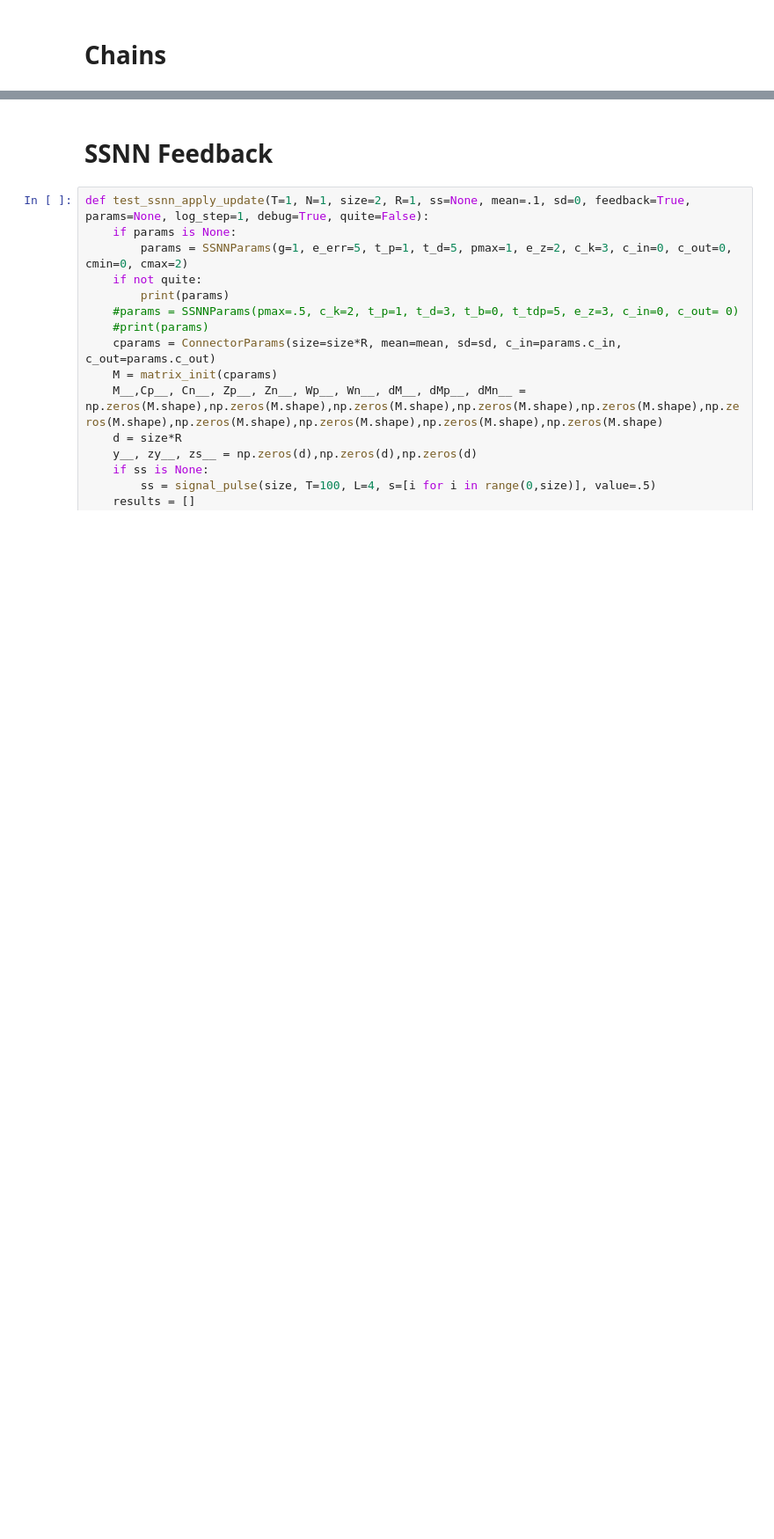
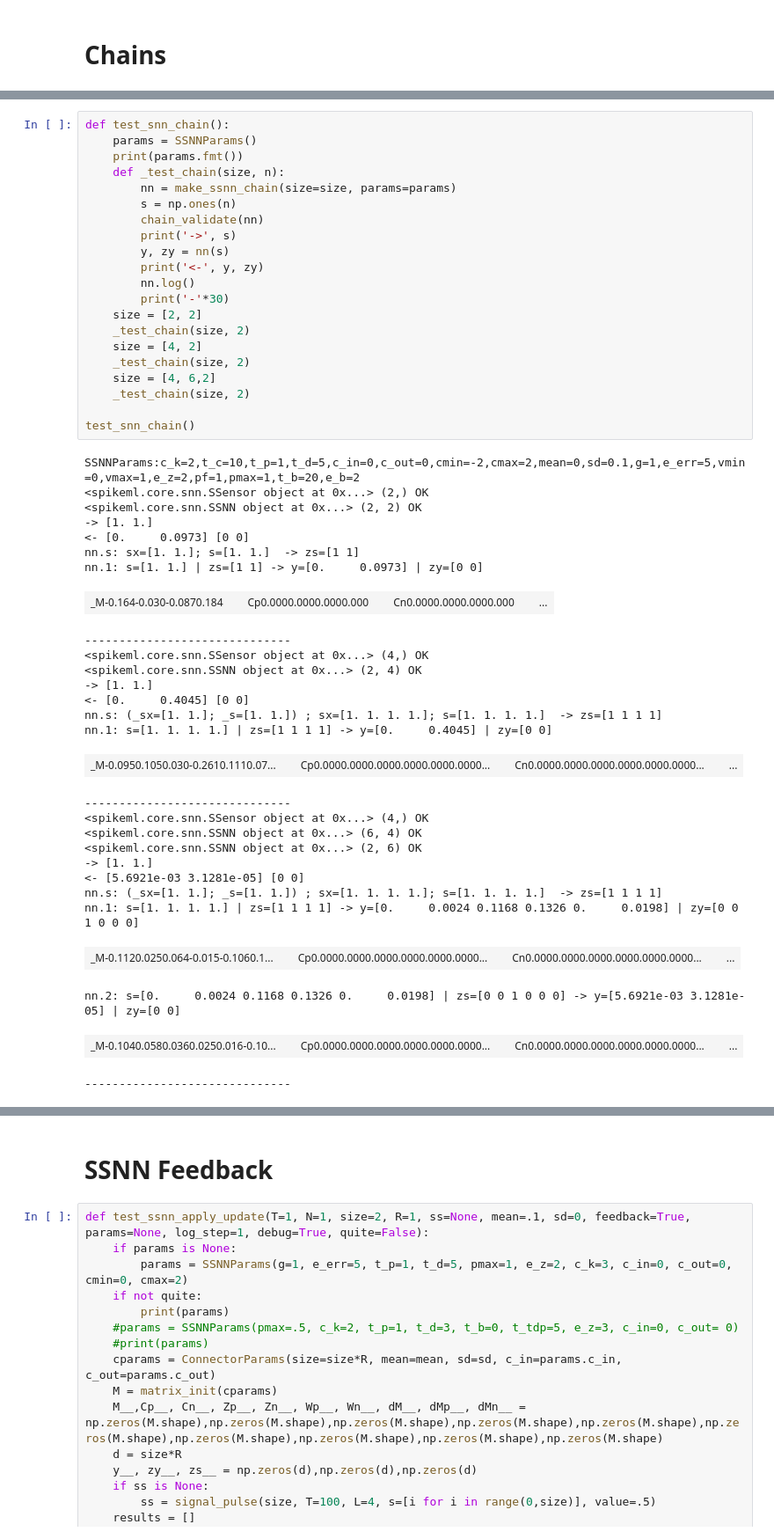
Before and after one commit to einnovator/spikeml, a Jupyter notebook: nb/snn.ipynb, the cells around one changed output, grey strips where cells are left out. Shown at 88% size. Drawn from its saved outputs; the diff is of its cells as text; blank space fills up the shorter version.

```diff
--- a/nb/snn.ipynb
+++ b/nb/snn.ipynb
@@ -525,3 +549,53 @@ NameError: name 'nn' is not defined
+# %%
+def test_snn_chain():
+    params = SSNNParams()
+    print(params.fmt())
+    def _test_chain(size, n):
+        nn = make_ssnn_chain(size=size, params=params)
+        s = np.ones(n)
+        chain_validate(nn)
+        print('->', s)
+        y, zy = nn(s)
+        print('<-', y, zy)
+        nn.log()
+        print('-'*30)
+    size = [2, 2]
+    _test_chain(size, 2)
+    size = [4, 2]
+    _test_chain(size, 2)
+    size = [4, 6,2]
+    _test_chain(size, 2)
+
+test_snn_chain()
+# %% [output]
+SSNNParams:c_k=2,t_c=10,t_p=1,t_d=5,c_in=0,c_out=0,cmin=-2,cmax=2,mean=0,sd=0.1,g=1,e_err=5,vmin=0,vmax=1,e_z=2,pf=1,pmax=1,t_b=20,e_b=2
+<spikeml.core.snn.SSensor object at 0x...> (2,) OK
+<spikeml.core.snn.SSNN object at 0x...> (2, 2) OK
+-> [1. 1.]
+<- [0.     0.0973] [0 0]
+nn.s: sx=[1. 1.]; s=[1. 1.]  -> zs=[1 1]
+nn.1: s=[1. 1.] | zs=[1 1] -> y=[0.     0.0973] | zy=[0 0]
+| _M-0.164-0.030-0.0870.184 |  | Cp0.0000.0000.0000.000 |  | Cn0.0000.0000.0000.000 |  | ... |
+------------------------------
+<spikeml.core.snn.SSensor object at 0x...> (4,) OK
+<spikeml.core.snn.SSNN object at 0x...> (2, 4) OK
+-> [1. 1.]
+<- [0.     0.4045] [0 0]
+nn.s: (_sx=[1. 1.]; _s=[1. 1.]) ; sx=[1. 1. 1. 1.]; s=[1. 1. 1. 1.]  -> zs=[1 1 1 1]
+nn.1: s=[1. 1. 1. 1.] | zs=[1 1 1 1] -> y=[0.     0.4045] | zy=[0 0]
+| _M-0.0950.1050.030-0.2610.1110.07... |  | Cp0.0000.0000.0000.0000.0000.0000... |  | Cn0.0000.0000.0000.0000.0000.0000... |  | ... |
+------------------------------
+<spikeml.core.snn.SSensor object at 0x...> (4,) OK
+<spikeml.core.snn.SSNN object at 0x...> (6, 4) OK
+<spikeml.core.snn.SSNN object at 0x...> (2, 6) OK
+-> [1. 1.]
+<- [5.6921e-03 3.1281e-05] [0 0]
+nn.s: (_sx=[1. 1.]; _s=[1. 1.]) ; sx=[1. 1. 1. 1.]; s=[1. 1. 1. 1.]  -> zs=[1 1 1 1]
+nn.1: s=[1. 1. 1. 1.] | zs=[1 1 1 1] -> y=[0.     0.0024 0.1168 0.1326 0.     0.0198] | zy=[0 0 1 0 0 0]
+| _M-0.1120.0250.064-0.015-0.1060.1... |  | Cp0.0000.0000.0000.0000.0000.0000... |  | Cn0.0000.0000.0000.0000.0000.0000... |  | ... |
+nn.2: s=[0.     0.0024 0.1168 0.1326 0.     0.0198] | zs=[0 0 1 0 0 0] -> y=[5.6921e-03 3.1281e-05] | zy=[0 0]
+| _M-0.1040.0580.0360.0250.016-0.10... |  | Cp0.0000.0000.0000.0000.0000.0000... |  | Cn0.0000.0000.0000.0000.0000.0000... |  | ... |
+------------------------------
 # %%
 def test_snn_chain(size=None, T=10, ss=None, params=None, options=None, plot=True, log_step=1):
     params = SNNParams()
```
Also changed, not shown: parts of 16 cells of this notebook, 7 other files.
